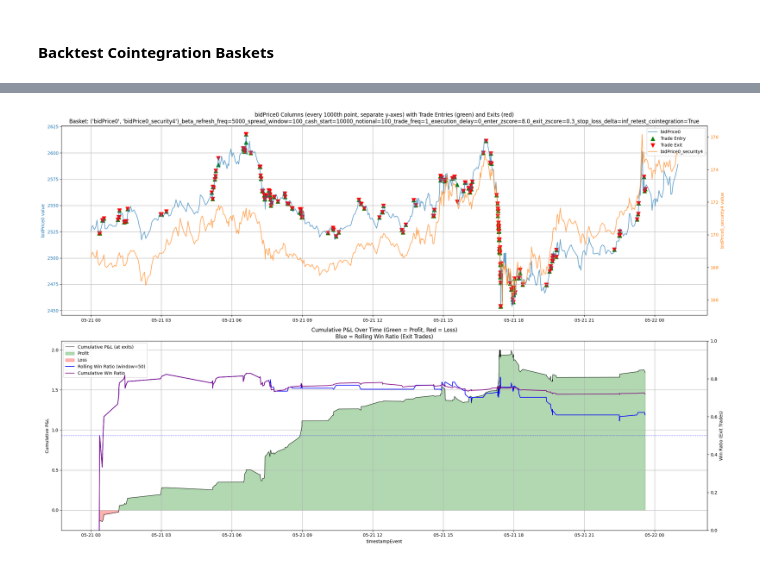
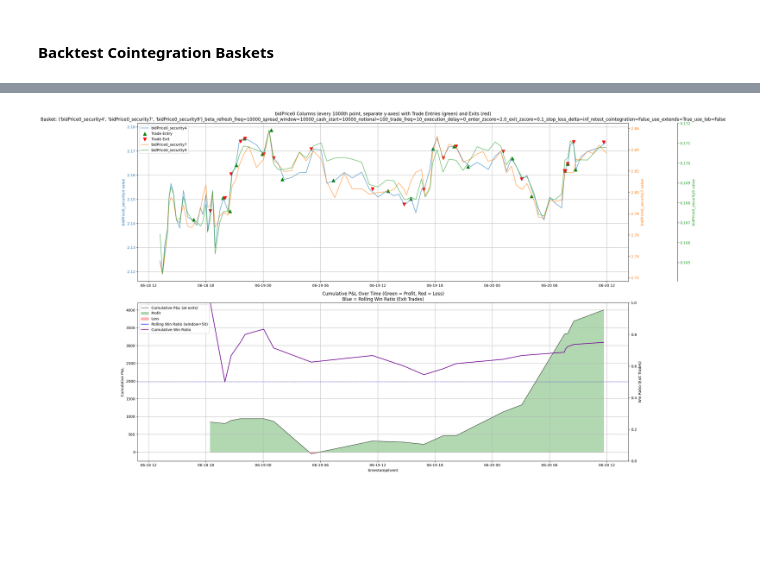
Before and after one commit to gnome-trading-group/gnomepy, a Jupyter notebook: gnomepy/backtest/cointegration_nb.ipynb, the cells around one changed output, grey strips where cells are left out. Drawn from its saved outputs; the diff is of its cells as text; code cells hidden in the pictures; blank space fills up the shorter version.

```diff
--- a/gnomepy/backtest/cointegration_nb.ipynb
+++ b/gnomepy/backtest/cointegration_nb.ipynb
@@ -274,0 +258,23 @@ cointegrated_baskets
+# %%
+# Remove duplicate subsets by keeping only the smallest subset
+minimal_baskets = set()
+for basket in seen_baskets:
+    # Check if this basket is a superset of any existing basket
+    is_superset = False
+    baskets_to_remove = set()
+
+    for existing in minimal_baskets:
+        if set(basket).issuperset(set(existing)):
+            is_superset = True
+            break
+        elif set(existing).issuperset(set(basket)):
+            baskets_to_remove.add(existing)
+
+    # Remove any existing baskets that are supersets of this one
+    minimal_baskets = minimal_baskets - baskets_to_remove
+
+    # Add this basket if it's not a superset of any existing basket
+    if not is_superset:
+        minimal_baskets.add(basket)
+
+minimal_baskets = {tuple(basket): None for basket in minimal_baskets}
@@ -276,22 +312,24 @@ cointegrated_baskets
 #### Backtest Cointegration Baskets
 # %%
 # Get basksets from cointegration testing
-baskets = list(cointegrated_baskets.keys())
+baskets = list(minimal_baskets.keys())[:3]
 
 # Your setup code here
 results = main(
     baskets = baskets,
-    data = data_security3,
-    beta_refresh_freq = [5000, 10000],
-    spread_window = [100, 1000],
+    data = merged_df,
+    beta_refresh_freq = [10000],
+    spread_window = [1000, 10000],
     cash_start = [10000],
     notional = [100],
-    trade_freq = [1],
+    trade_freq = [10, 20, 30, 50],
     execution_delay = [0],
-    enter_zscore = [2.0, 3.0, 6.0, 8.0],
-    exit_zscore = [0.3],
+    enter_zscore = [2.0],
+    exit_zscore = [0.1],
     stop_loss_delta=[np.inf],
-    retest_cointegration = [True, False],
+    retest_cointegration = [False, True],
+    use_extends = [False, True],
+    use_lob = [False, True],
     use_multiprocessing = False
 )
 
@@ -729,35 +807,35 @@ def plot_bidprice0_and_trades(index):
             linewidth=1.5,
             linestyle='-',
             label='Cumulative Win Ratio'
         )
         ax2b.set_ylabel('Win Ratio (Exit Trades)')
         ax2b.set_ylim(0, 1)
         ax2b.grid(False)
         # Add a horizontal line at 0.5 for reference
         ax2b.axhline(0.5, color='blue', linestyle='--', linewidth=1, alpha=0.5, label='_nolegend_')
 
         # Compose a combined legend for both axes
         handles1, labels1 = ax2.get_legend_handles_labels()
         handles2, labels2 = ax2b.get_legend_handles_labels()
         from collections import OrderedDict
         by_label = OrderedDict(zip(labels1 + labels2, handles1 + handles2))
         ax2.legend(by_label.values(), by_label.keys(), loc='best')
 
         ax2.set_ylabel('Cumulative P&L')
         ax2.set_title('Cumulative P&L Over Time (Green = Profit, Red = Loss)\nBlue = Rolling Win Ratio (Exit Trades)')
         ax2.grid(True)
 
     ax2.set_xlabel('timestampEvent')
     plt.tight_layout()
     plt.show()
 
 # Find the index corresponding to the desired key
-target_key = "('bidPrice0', 'bidPrice0_security4')_beta_refresh_freq=5000_spread_window=100_cash_start=10000_notional=100_trade_freq=1_execution_delay=0_enter_zscore=8.0_exit_zscore=0.3_stop_loss_delta=inf_retest_cointegration=True"
+target_key = "('bidPrice0_security4', 'bidPrice0_security7', 'bidPrice0_security9')_beta_refresh_freq=10000_spread_window=10000_cash_start=10000_notional=100_trade_freq=10_execution_delay=0_enter_zscore=2.0_exit_zscore=0.1_stop_loss_delta=inf_retest_cointegration=False_use_extends=True_use_lob=False"
 keys_list = list(backtest_results.keys())
 index = keys_list.index(target_key)
 plot_bidprice0_and_trades(index=index)
 # %% [output]
-[figure, old version]
+[figure, new version]
 # %%
 trade_log
 # %% [output]
```
Also changed, not shown: parts of 21 cells of this notebook, 1 other file.
